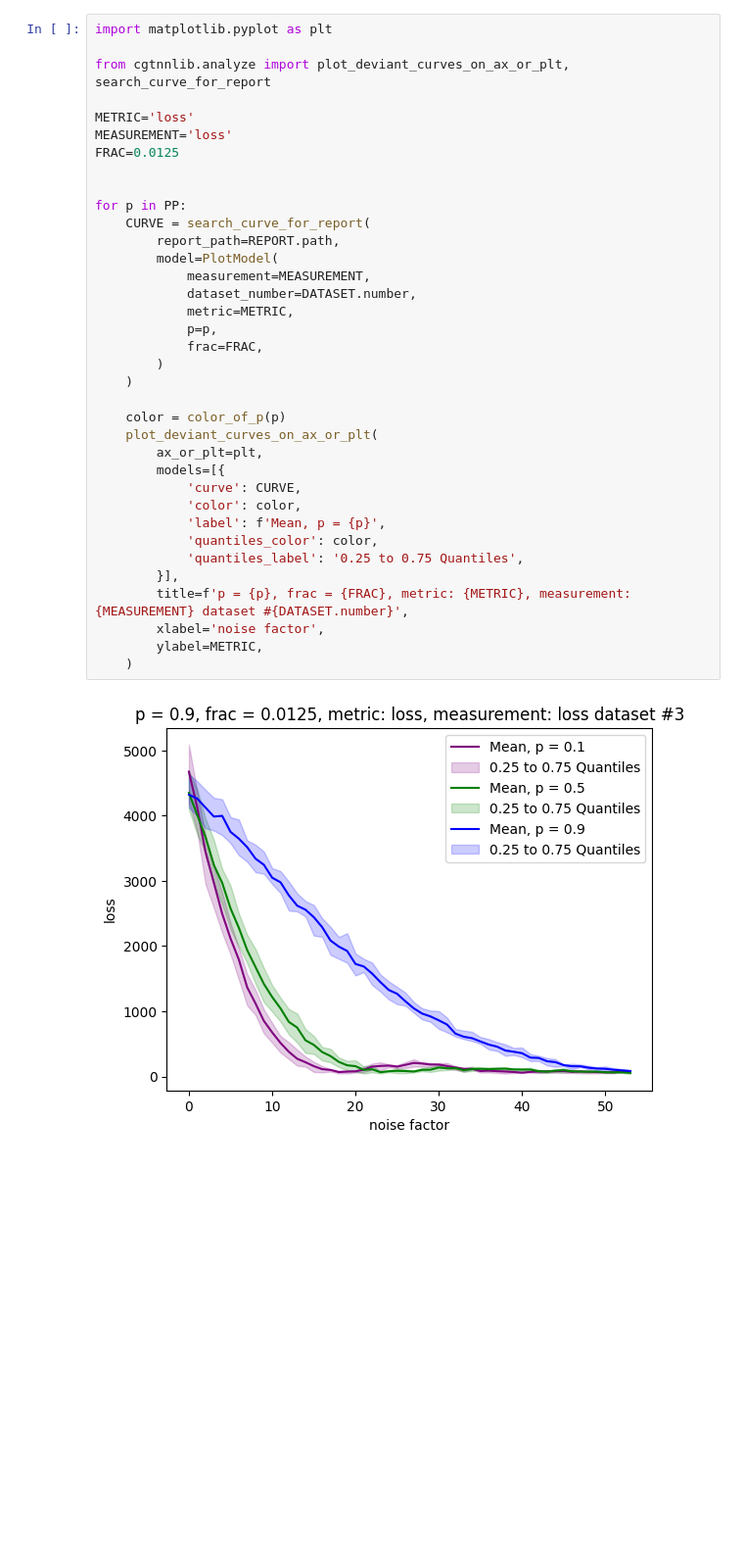
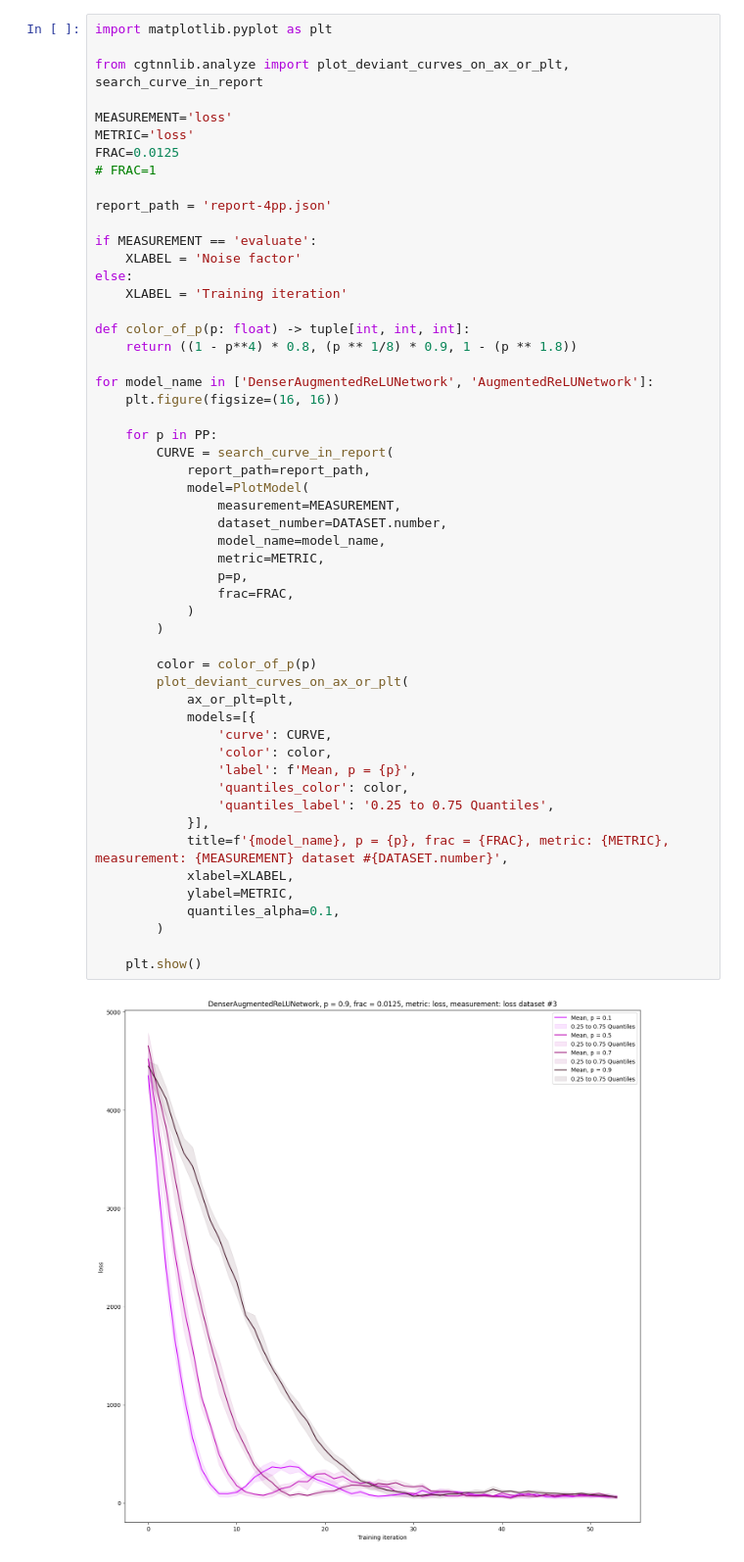
Before and after one commit to tail-call/Research, a Jupyter notebook: Workbench.ipynb, the cells around one changed output. Shown at 98% size. Saved outputs shown, nothing was run; the diff lists cells and outputs as text; blank space fills up the shorter version.

```diff
--- a/Workbench.ipynb
+++ b/Workbench.ipynb
@@ -118,38 +125,55 @@ Report saved to workbench/report.json.
 # %%
 import matplotlib.pyplot as plt
 
-from cgtnnlib.analyze import plot_deviant_curves_on_ax_or_plt, search_curve_for_report
+from cgtnnlib.analyze import plot_deviant_curves_on_ax_or_plt, search_curve_in_report
 
+MEASUREMENT='loss'
 METRIC='loss'
-MEASUREMENT='loss'
 FRAC=0.0125
+# FRAC=1
 
+report_path = 'report-4pp.json'
 
-for p in PP:
-    CURVE = search_curve_for_report(
-        report_path=REPORT.path,
-        model=PlotModel(
-            measurement=MEASUREMENT,
-            dataset_number=DATASET.number,
-            metric=METRIC,
-            p=p,
-            frac=FRAC,
+if MEASUREMENT == 'evaluate':
+    XLABEL = 'Noise factor'
+else:
+    XLABEL = 'Training iteration'
+
+def color_of_p(p: float) -> tuple[int, int, int]:
+    return ((1 - p**4) * 0.8, (p ** 1/8) * 0.9, 1 - (p ** 1.8))
+
+for model_name in ['DenserAugmentedReLUNetwork', 'AugmentedReLUNetwork']:
+    plt.figure(figsize=(16, 16))
+
+    for p in PP:
+        CURVE = search_curve_in_report(
+            report_path=report_path,
+            model=PlotModel(
+                measurement=MEASUREMENT,
+                dataset_number=DATASET.number,
+                model_name=model_name,
+                metric=METRIC,
+                p=p,
+                frac=FRAC,
+            )
         )
-    )
 
-    color = color_of_p(p)
-    plot_deviant_curves_on_ax_or_plt(
-        ax_or_plt=plt,
-        models=[{
-            'curve': CURVE,
-            'color': color,
-            'label': f'Mean, p = {p}',
-            'quantiles_color': color,
-            'quantiles_label': '0.25 to 0.75 Quantiles',
-        }],
-        title=f'p = {p}, frac = {FRAC}, metric: {METRIC}, measurement: {MEASUREMENT} dataset #{DATASET.number}',
-        xlabel='noise factor',
-        ylabel=METRIC,
-    )
+        color = color_of_p(p)
+        plot_deviant_curves_on_ax_or_plt(
+            ax_or_plt=plt,
+            models=[{
+                'curve': CURVE,
+                'color': color,
+                'label': f'Mean, p = {p}',
+                'quantiles_color': color,
+                'quantiles_label': '0.25 to 0.75 Quantiles',
+            }],
+            title=f'{model_name}, p = {p}, frac = {FRAC}, metric: {METRIC}, measurement: {MEASUREMENT} dataset #{DATASET.number}',
+            xlabel=XLABEL,
+            ylabel=METRIC,
+            quantiles_alpha=0.1,
+        )
+
+    plt.show()
 # %% [output]
-[figure, old version]
+[figure, new version]
```
Also changed, not shown: parts of 4 cells of this notebook, 31 other files.
